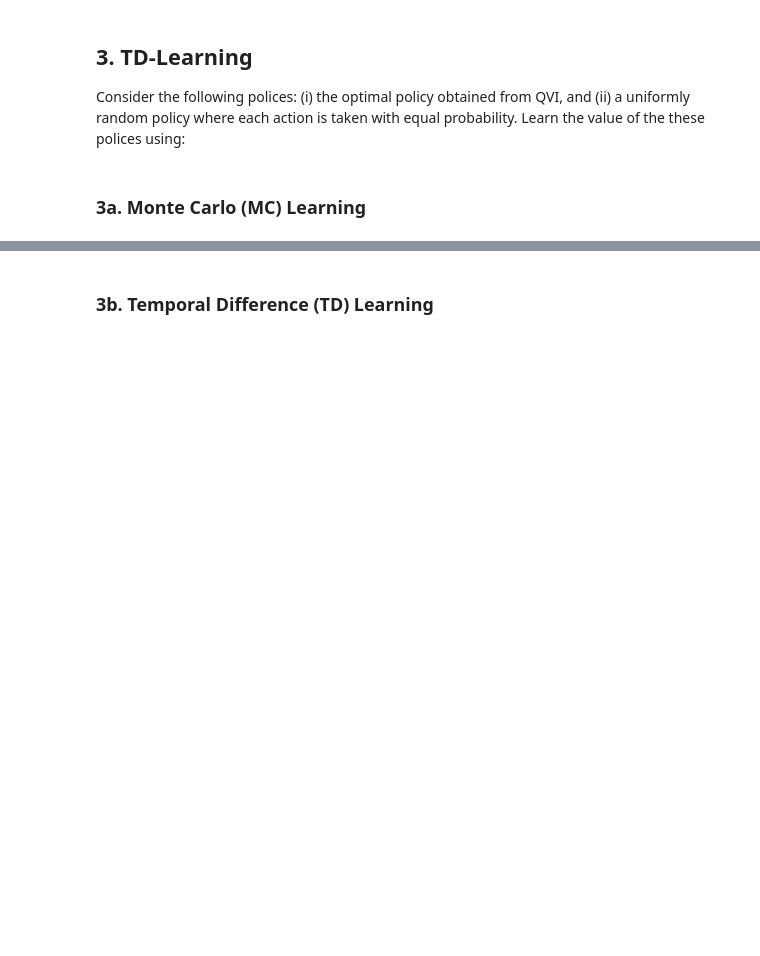
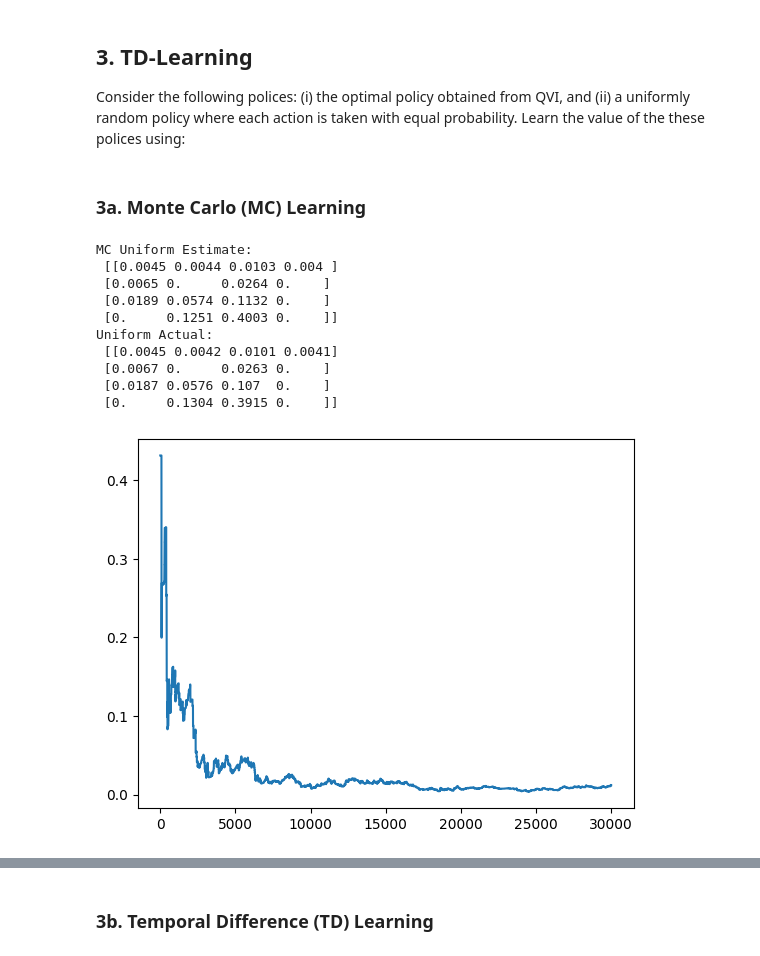
Before and after one commit to UlascanErsoy/ECEN743, a Jupyter notebook: ecen743-sp24-hw02.ipynb, the cells around one changed output, grey strips where cells are left out. Drawn from its saved outputs; the diff is of its cells as text; code cells hidden in the pictures; blank space fills up the shorter version.

```diff
--- a/ecen743-sp24-hw02.ipynb
+++ b/ecen743-sp24-hw02.ipynb
@@ -296,0 +372,53 @@ the value of the these polices using:
+# %%
+### YOUR CODE HERE
+# Freestyle!
+
+# MC For uniform policy
+V_uni_act = np.array([0.0045,0.0042,0.0101,0.0041,0.0067,0.,0.0263,0.,0.0187,0.0576,
+0.107,0.,0.,0.1304,0.3915,0.])
+
+V_uni = np.zeros(no_of_states)
+rs =  np.zeros(no_of_states)
+vs = np.zeros(no_of_states)
+V_uni_conv_mc = []
+
+for k in range(max_episode):
+    #generate episode
+    s_t, _ = env.reset()
+    states, rewards = [] , []
+    for t in range(max_step):
+        states.append(s_t)
+        s_t, r_t, term, _, _ = env.step(env.action_space.sample())
+        rewards.append(r_t)
+
+        if term:
+            break
+
+    G_k = 0  # reset cumulative discounted reward for episode k
+
+    for idx, (s_t, r_t) in enumerate(zip(states[::-1],rewards[::-1])):
+        G_k = gamma * G_k + r_t
+        if s_t not in states[:-(idx+1)]:
+            rs[s_t] += G_k
+            vs[s_t] += 1
+            V_uni[s_t] = rs[s_t] / vs[s_t]
+
+    V_uni_conv_mc.append(np.linalg.norm(V_uni - V_uni_act))
+
+
+plt.plot(V_uni_conv_mc)
+print("MC Uniform Estimate:\n",V_uni.reshape(4,-1))
+print("Uniform Actual:\n", V_uni_act.reshape(4,-1))
+### END OF YOUR CODE
+# %% [output]
+MC Uniform Estimate:
+ [[0.0045 0.0044 0.0103 0.004 ]
+ [0.0065 0.     0.0264 0.    ]
+ [0.0189 0.0574 0.1132 0.    ]
+ [0.     0.1251 0.4003 0.    ]]
+Uniform Actual:
+ [[0.0045 0.0042 0.0101 0.0041]
+ [0.0067 0.     0.0263 0.    ]
+ [0.0187 0.0576 0.107  0.    ]
+ [0.     0.1304 0.3915 0.    ]]
+[figure, added]
```
Also changed, not shown: parts of 15 cells of this notebook.
